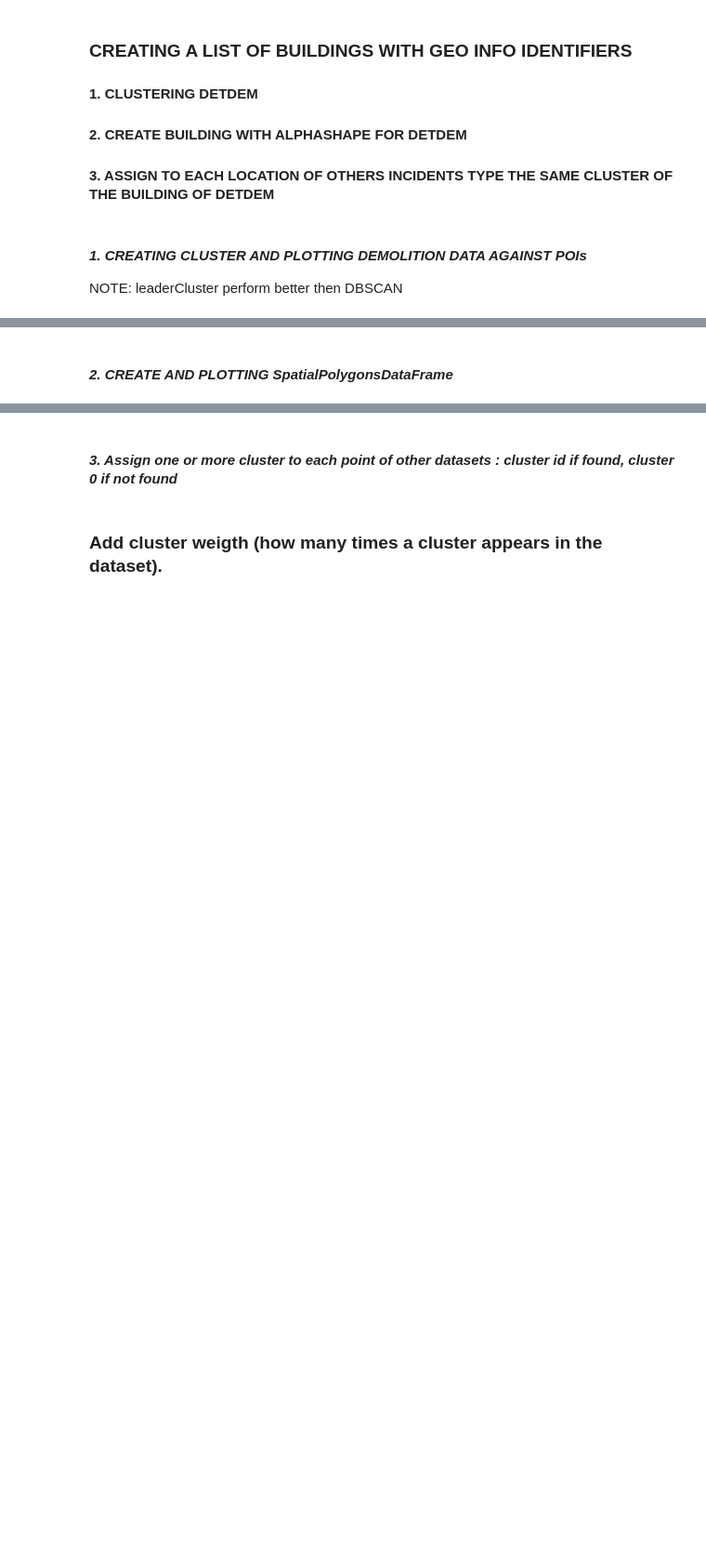
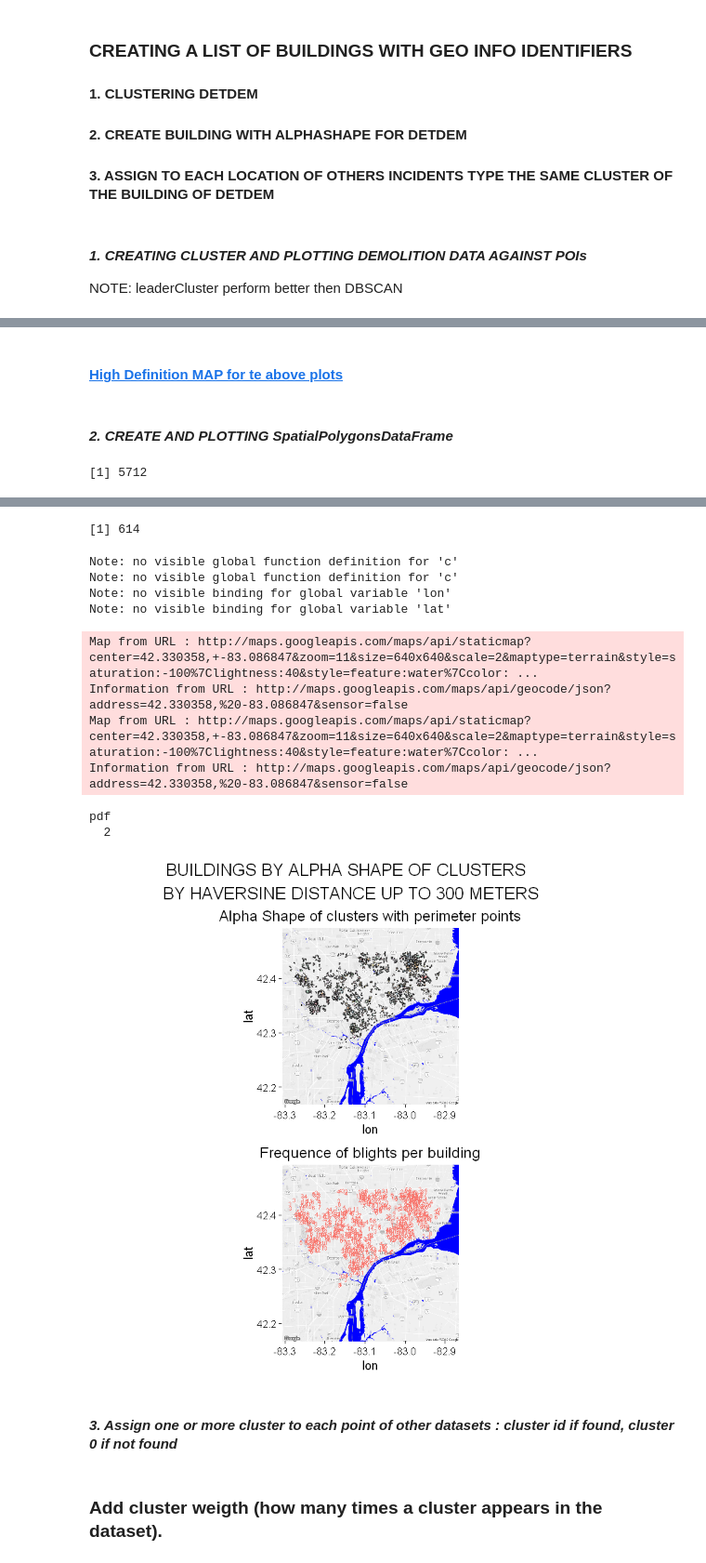
Before and after one commit to Gianfranco-Campana/datasci_course_materials-1, a Jupyter notebook: capstone/blight_analysis.ipynb, the cells around one changed output, grey strips where cells are left out. Shown at 93% size. Saved outputs shown, nothing was run; the diff lists cells and outputs as text; code cells hidden in the pictures; blank space fills up the shorter version.

Commit message:
Weblink to high definition map

```diff
--- a/capstone/blight_analysis.ipynb
+++ b/capstone/blight_analysis.ipynb
@@ -1181,3 +1216,5 @@ savemappoi(poi, detdem)
+# %% [markdown]
+#### [High Definition MAP for te above plots](https://github.com/Gianfranco-Campana/datasci_course_materials-1/blob/master/capstone/blight/data/demolition_by_poi_haversine_latlon.pdf)
 # %% [markdown]
 ####  _2. CREATE AND PLOTTING SpatialPolygonsDataFrame_
 # %%
@@ -1210,11 +1247,11 @@ for (c in ft) {
     #print(paste("computing cluster n.: ", c))
     # Extract points by cluster.c=101
     # clpoints <-  as.data.frame(remove.duplicates(SpatialPoints((data.frame(lat=detdem[(which(detdem$cluster_id ==  c)),]$lat,
-    lon=detdem[(which(detdem$cluster_id == c)),]$lon)))))
+    # lon=detdem[(which(detdem$cluster_id == c)),]$lon)))))
     clpoints <-  data.frame(lat=detdem_nodup[(which(detdem_nodup$cluster_id ==  c)),]$lat,
                             lon=detdem_nodup[(which(detdem_nodup$cluster_id == c)),]$lon)
 
-    # Computation And Order Alpha Shape -------------------------------------------
+    # Computation And Order Alpha Shape
     cl_ahull = ahull(clpoints, alpha = 2)
     cl_ashape = cl_ahull$ashape.obj
     # Take the coordinates of points on the edges of the alpha shape (as.character to not lost the order!)
@@ -1260,3 +1297,5 @@ savemapashape(ash)
 # getbuildings(c(42.445890285, -82.987933397), ahu)
 # getbuildings(c(42.441023443, -83.0234533345  ), ahu)
 # getbuildings(c(42.39, -82.96  ), ahu)
+# %% [output]
+[1] 5712
@@ -1263,3 +1319,15 @@ savemapashape(ash)
+[1] 614
+Note: no visible global function definition for 'c'
+Note: no visible global function definition for 'c'
+Note: no visible binding for global variable 'lon'
+Note: no visible binding for global variable 'lat'
+Map from URL : http://maps.googleapis.com/maps/api/staticmap?center=42.330358,+-83.086847&zoom=11&size=640x640&scale=2&maptype=terrain&style=saturation:-100%7Clightness:40&style=feature:water%7Ccolor: ...
+Information from URL : http://maps.googleapis.com/maps/api/geocode/json?address=42.330358,%20-83.086847&sensor=false
+Map from URL : http://maps.googleapis.com/maps/api/staticmap?center=42.330358,+-83.086847&zoom=11&size=640x640&scale=2&maptype=terrain&style=saturation:-100%7Clightness:40&style=feature:water%7Ccolor: ...
+Information from URL : http://maps.googleapis.com/maps/api/geocode/json?address=42.330358,%20-83.086847&sensor=false
+pdf
+  2
+[figure, added]
 # %% [markdown]
 #### _3. Assign one or more cluster to each point of other datasets :  cluster id if found,  cluster 0 if not found_
 # %%
```
Also changed, not shown: parts of 3 cells of this notebook, 2 other files.
